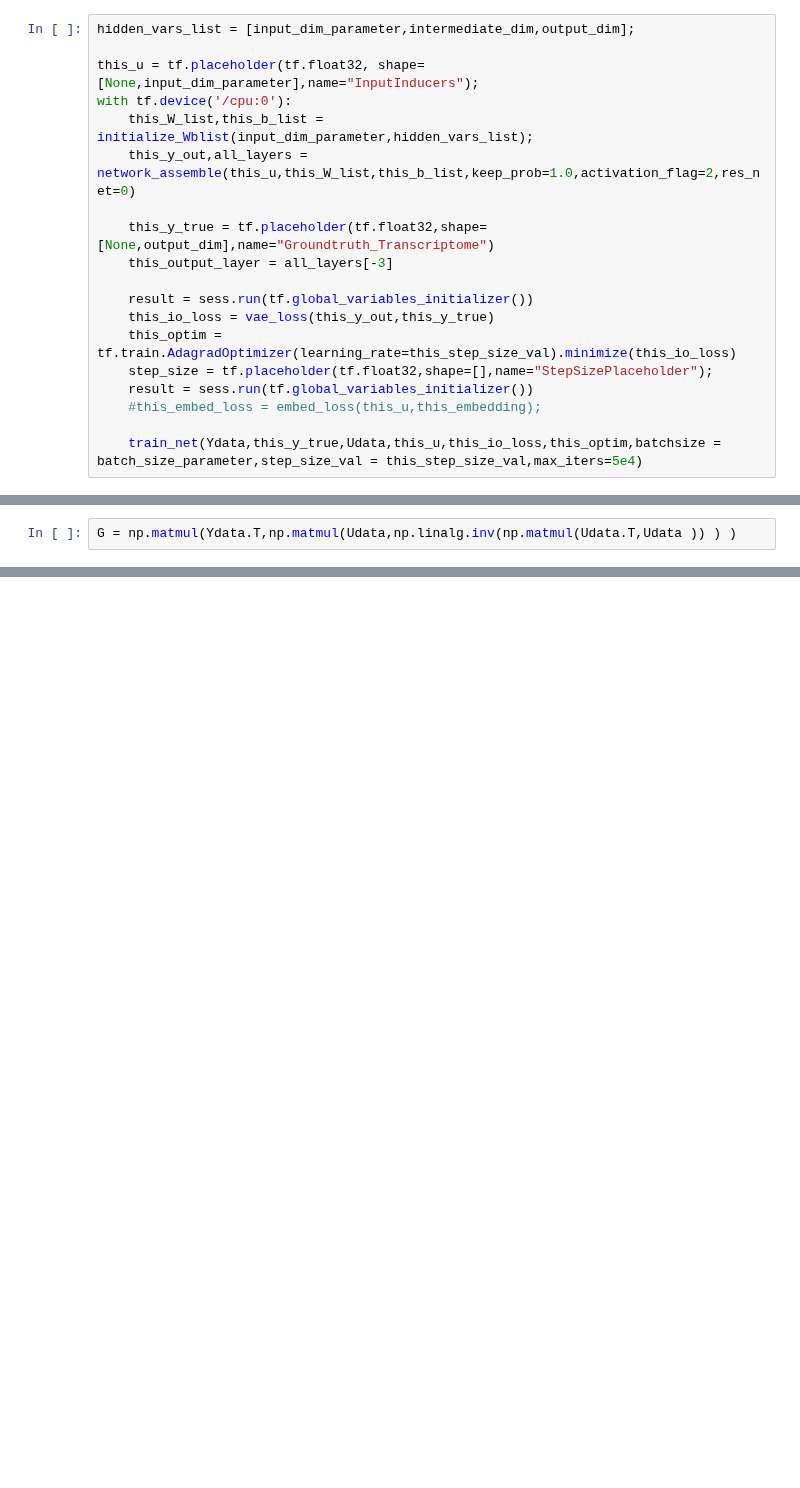
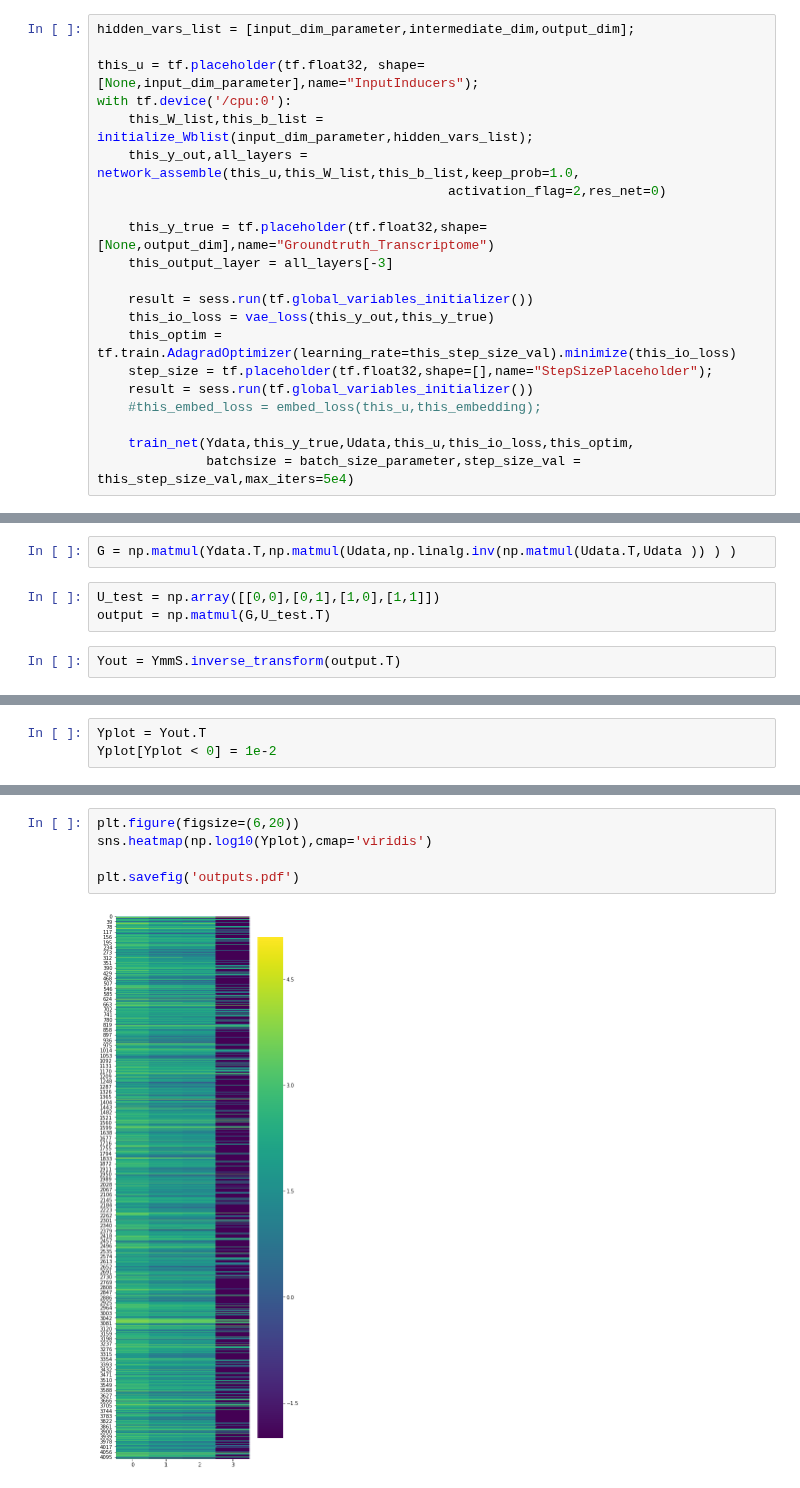
Before and after one commit to YeungRepo/darpa-sd2, a Jupyter notebook: IO_learning/Deep Input-Output Regression.ipynb, the cells around one changed output, grey strips where cells are left out. Saved outputs shown, nothing was run; the diff lists cells and outputs as text; blank space fills up the shorter version.

```diff
--- a/IO_learning/Deep Input-Output Regression.ipynb
+++ b/IO_learning/Deep Input-Output Regression.ipynb
@@ -286,7 +284,8 @@ hidden_vars_list = [input_dim_parameter,intermediate_dim,output_dim];
 this_u = tf.placeholder(tf.float32, shape=[None,input_dim_parameter],name="InputInducers");
 with tf.device('/cpu:0'):
     this_W_list,this_b_list = initialize_Wblist(input_dim_parameter,hidden_vars_list);
-    this_y_out,all_layers = network_assemble(this_u,this_W_list,this_b_list,keep_prob=1.0,activation_flag=2,res_net=0)
+    this_y_out,all_layers = network_assemble(this_u,this_W_list,this_b_list,keep_prob=1.0,
+                                             activation_flag=2,res_net=0)
 
     this_y_true = tf.placeholder(tf.float32,shape=[None,output_dim],name="Groundtruth_Transcriptome")
     this_output_layer = all_layers[-3]
@@ -298,6 +297,7 @@ with tf.device('/cpu:0'):
     result = sess.run(tf.global_variables_initializer())
     #this_embed_loss = embed_loss(this_u,this_embedding);
 
-    train_net(Ydata,this_y_true,Udata,this_u,this_io_loss,this_optim,batchsize = batch_size_parameter,step_size_val = this_step_size_val,max_iters=5e4)
+    train_net(Ydata,this_y_true,Udata,this_u,this_io_loss,this_optim,
+              batchsize = batch_size_parameter,step_size_val = this_step_size_val,max_iters=5e4)
 # %% [output]
 Length of hv_list: 3
@@ -318,2 +324,7 @@ YT*U*(U^T*U)^{-1} = G
 # %%
 G = np.matmul(Ydata.T,np.matmul(Udata,np.linalg.inv(np.matmul(Udata.T,Udata )) ) )
+# %%
+U_test = np.array([[0,0],[0,1],[1,0],[1,1]])
+output = np.matmul(G,U_test.T)
+# %%
+Yout = YmmS.inverse_transform(output.T)
@@ -319,0 +367,3 @@ G = np.matmul(Ydata.T,np.matmul(Udata,np.linalg.inv(np.matmul(Udata.T,Udata )) )
+# %%
+Yplot = Yout.T
+Yplot[Yplot < 0] = 1e-2
@@ -319,0 +386,7 @@ G = np.matmul(Ydata.T,np.matmul(Udata,np.linalg.inv(np.matmul(Udata.T,Udata )) )
+# %%
+plt.figure(figsize=(6,20))
+sns.heatmap(np.log10(Yplot),cmap='viridis')
+
+plt.savefig('outputs.pdf')
+# %% [output]
+[figure, added]
```
Also changed, not shown: parts of 23 cells of this notebook, 11 other files.
